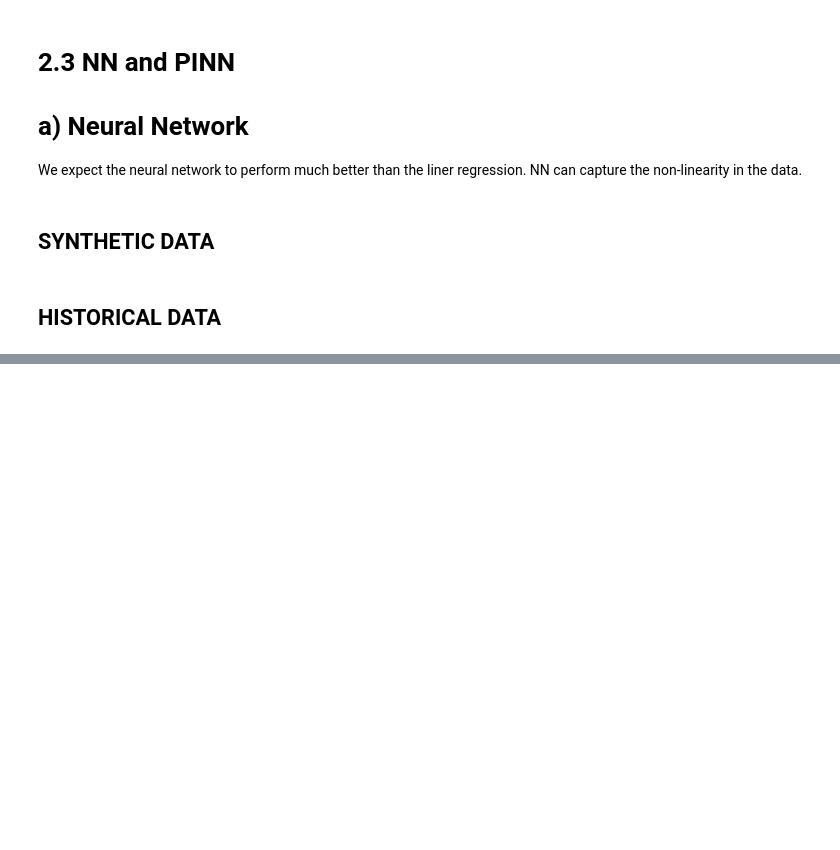
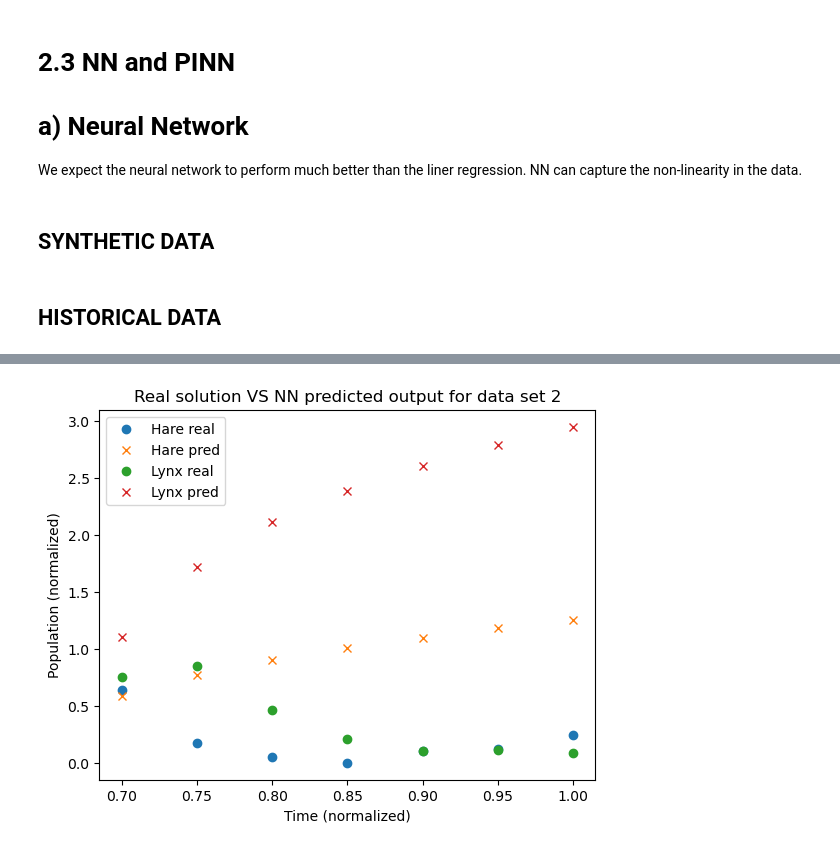
Before and after one commit to HannaKarwowska/Scientific-Machine-Learning-PSI-2026, a Jupyter notebook: Homework/My Homeworks 2/HW2_Hanna.ipynb, the cells around one changed output, grey strips where cells are left out. Drawn from its saved outputs; the diff is of its cells as text; code cells hidden in the pictures; blank space fills up the shorter version.

```diff
--- a/Homework/My Homeworks 2/HW2_Hanna.ipynb
+++ b/Homework/My Homeworks 2/HW2_Hanna.ipynb
@@ -766,0 +960,21 @@ We expect the neural network to perform much better than the liner regression. N
+# %%
+#Poltting the results for data set 2
+
+fig, ax = plt.subplots()
+
+ax.plot(test_real_2[0], true_real_2[:,0], "o", label="Hare real")
+ax.plot(test_real_2[0], pred_real_2[:,0], "x", label="Hare pred")
+
+ax.plot(test_real_2[0], true_real_2[:,1], "o", label="Lynx real")
+ax.plot(test_real_2[0], pred_real_2[:,1], "x", label="Lynx pred")
+
+ax.set_title("Real solution VS NN predicted output for data set 2")
+ax.set_xlabel("Time (normalized)")
+ax.set_ylabel("Population (normalized)")
+
+ax.legend()
+
+fig.savefig("NN_data_set2.png")
+plt.show()
+# %% [output]
+[figure, added]
```
Also changed, not shown: parts of 11 cells of this notebook.
